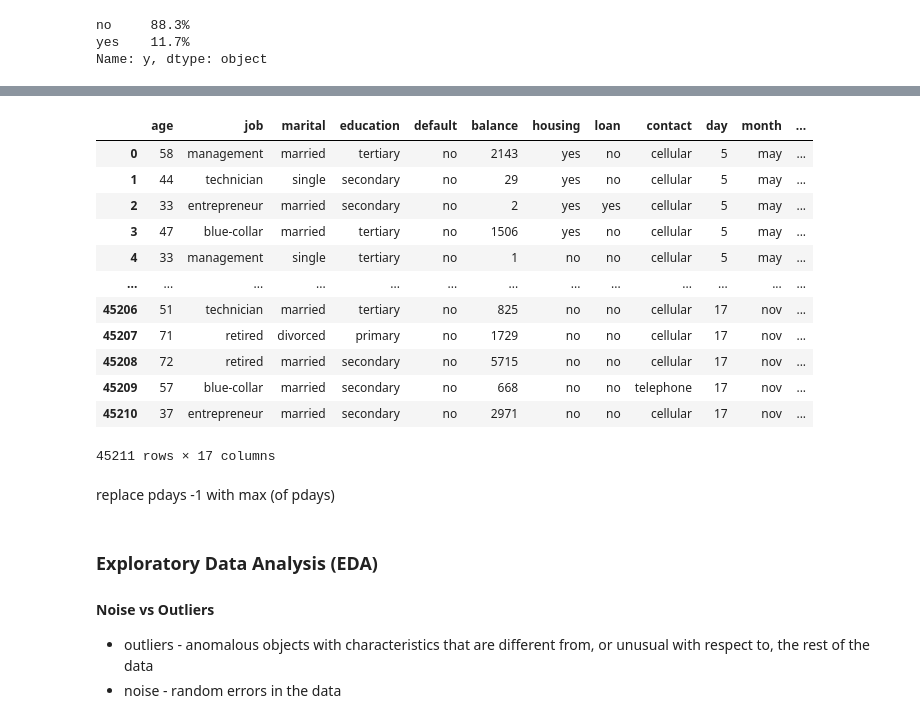
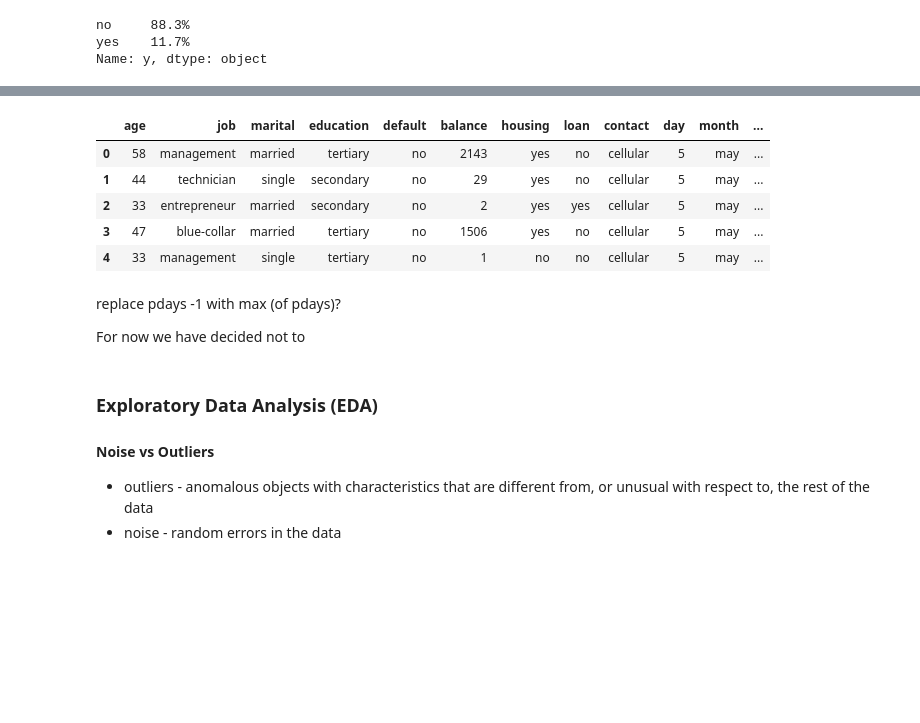
Before and after one commit to Tushar1729-k/bank-mkt-tgts-proj, a Jupyter notebook: rpt.ipynb, the cells around one changed output, grey strips where cells are left out. Saved outputs shown, nothing was run; the diff lists cells and outputs as text; code cells hidden in the pictures; blank space fills up the shorter version.

```diff
--- a/rpt.ipynb
+++ b/rpt.ipynb
@@ -284,3 +312,5 @@ print(train_df[train_df['pdays'] != -1]['pdays'].count())
 # %% [output]
 36954
 8257
+# %%
+train_df.pdays = train_df.pdays.map(lambda x: 0 if x == -1 else 1)
@@ -315,23 +344,18 @@ train_df
 # %%
 # maybe we should just drop this column???
 train_df["poutcome"].replace(["unknown"], "other",inplace = True)
-train_df
+train_df.head()
 # %% [output]
 |  | age | job | marital | education | default | balance | housing | loan | contact | day | month | ... |
 | 0 | 58 | management | married | tertiary | no | 2143 | yes | no | cellular | 5 | may | ... |
 | 1 | 44 | technician | single | secondary | no | 29 | yes | no | cellular | 5 | may | ... |
 | 2 | 33 | entrepreneur | married | secondary | no | 2 | yes | yes | cellular | 5 | may | ... |
 | 3 | 47 | blue-collar | married | tertiary | no | 1506 | yes | no | cellular | 5 | may | ... |
 | 4 | 33 | management | single | tertiary | no | 1 | no | no | cellular | 5 | may | ... |
-| ... | ... | ... | ... | ... | ... | ... | ... | ... | ... | ... | ... | ... |
-| 45206 | 51 | technician | married | tertiary | no | 825 | no | no | cellular | 17 | nov | ... |
-| 45207 | 71 | retired | divorced | primary | no | 1729 | no | no | cellular | 17 | nov | ... |
-| 45208 | 72 | retired | married | secondary | no | 5715 | no | no | cellular | 17 | nov | ... |
-| 45209 | 57 | blue-collar | married | secondary | no | 668 | no | no | telephone | 17 | nov | ... |
-| 45210 | 37 | entrepreneur | married | secondary | no | 2971 | no | no | cellular | 17 | nov | ... |
-45211 rows × 17 columns
 # %% [markdown]
-replace pdays -1 with max (of pdays)
+replace pdays -1 with max (of pdays)?
+
+For now we have decided not to
 # %%
 # max_pdays = train_df['pdays'].max()
 # train_df['pdays'].replace([-1], max_pdays, inplace = True)
```
Also changed, not shown: parts of 23 cells of this notebook.
